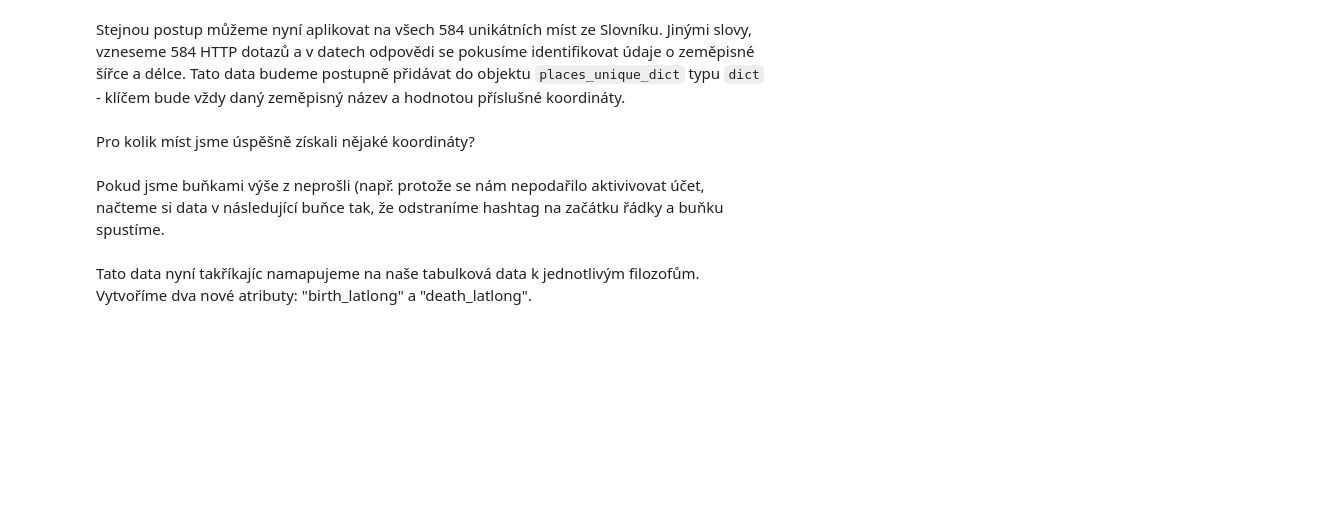
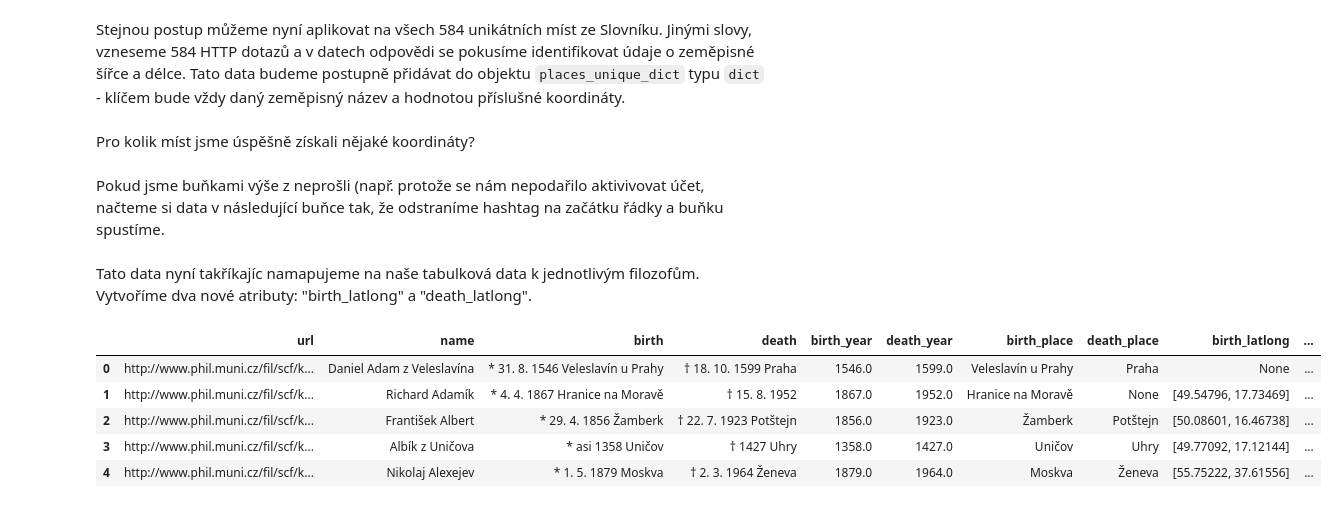
Before and after one commit to CCS-ZCU/pribehy-dat, a Jupyter notebook: scripts/regex.ipynb, the cells around one changed output. Drawn from its saved outputs; the diff is of its cells as text; code cells hidden in the pictures; blank space fills up the shorter version.

```diff
--- a/scripts/regex.ipynb
+++ b/scripts/regex.ipynb
@@ -188,3 +219,13 @@ slovnik_df.head(5)
 # %%
 # pokud pracujeme lokálně s repozitoří jako celkem, tato data si uložíme pro budoucí použití.
 slovnik_df.to_json("../data/slovnik_geotemporal_df.json")
+# %%
+slovnik_df = pd.read_json("../data/slovnik_geotemporal_df.json")
+slovnik_df.head(5)
+# %% [output]
+|  | url | name | birth | death | birth_year | death_year | birth_place | death_place | birth_latlong | ... |
+| 0 | http://www.phil.muni.cz/fil/scf/k... | Daniel Adam z Veleslavína | * 31. 8. 1546 Veleslavín u Prahy | † 18. 10. 1599 Praha | 1546.0 | 1599.0 | Veleslavín u Prahy | Praha | None | ... |
+| 1 | http://www.phil.muni.cz/fil/scf/k... | Richard Adamík | * 4. 4. 1867 Hranice na Moravě | † 15. 8. 1952 | 1867.0 | 1952.0 | Hranice na Moravě | None | [49.54796, 17.73469] | ... |
+| 2 | http://www.phil.muni.cz/fil/scf/k... | František Albert | * 29. 4. 1856 Žamberk | † 22. 7. 1923 Potštejn | 1856.0 | 1923.0 | Žamberk | Potštejn | [50.08601, 16.46738] | ... |
+| 3 | http://www.phil.muni.cz/fil/scf/k... | Albík z Uničova | * asi 1358 Uničov | † 1427 Uhry | 1358.0 | 1427.0 | Uničov | Uhry | [49.77092, 17.12144] | ... |
+| 4 | http://www.phil.muni.cz/fil/scf/k... | Nikolaj Alexejev | * 1. 5. 1879 Moskva | † 2. 3. 1964 Ženeva | 1879.0 | 1964.0 | Moskva | Ženeva | [55.75222, 37.61556] | ... |
```
Also changed, not shown: parts of 6 cells of this notebook, 8 other files.
